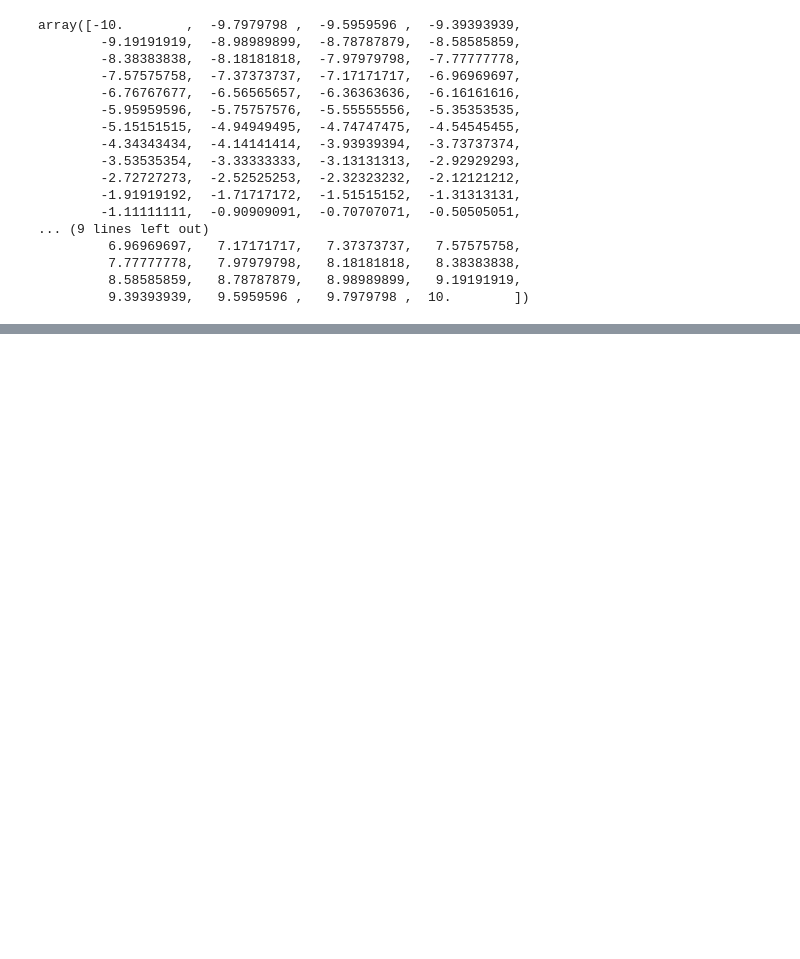
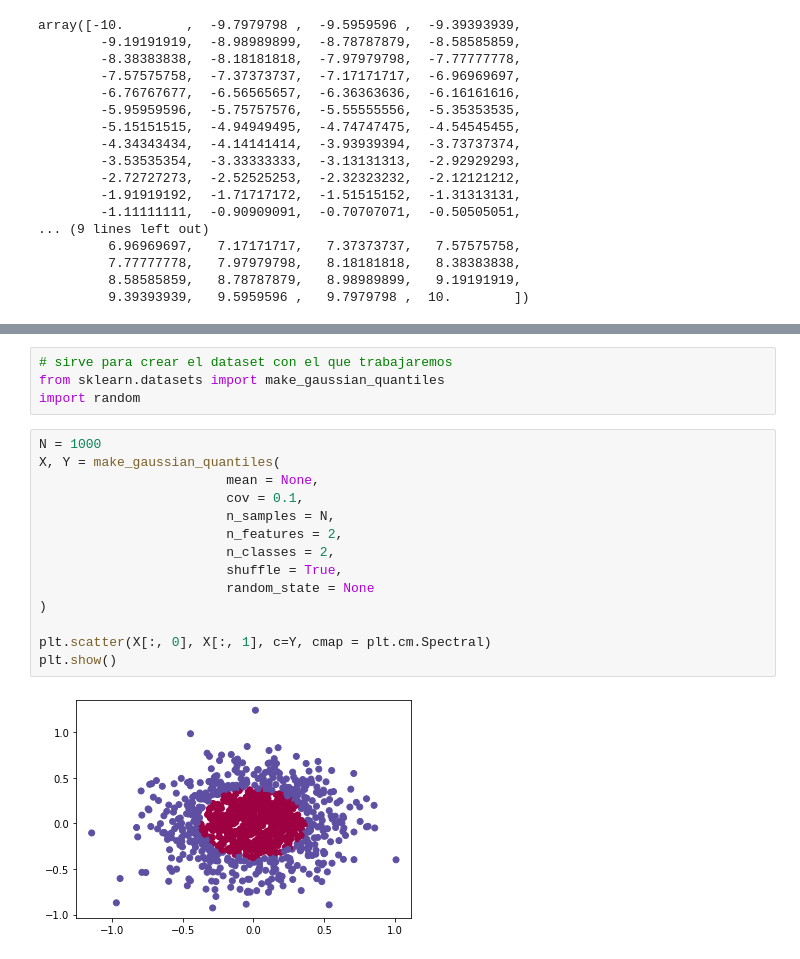
Before and after one commit to tomilee09/python, a Jupyter notebook: 17_keras/red_neuronal_solo_python/red.ipynb, the cells around one changed output, grey strips where cells are left out. Cells and saved outputs as stored; diff of their text form; blank space fills up the shorter version.

```diff
--- a/17_keras/red_neuronal_solo_python/red.ipynb
+++ b/17_keras/red_neuronal_solo_python/red.ipynb
@@ -54,0 +84,20 @@ ValueError: The truth value of an array with more than one element is ambiguous.
+# %%
+# sirve para crear el dataset con el que trabajaremos
+from sklearn.datasets import make_gaussian_quantiles
+import random
+# %%
+N = 1000
+X, Y = make_gaussian_quantiles(
+                        mean = None,
+                        cov = 0.1,
+                        n_samples = N,
+                        n_features = 2,
+                        n_classes = 2,
+                        shuffle = True,
+                        random_state = None
+)
+
+plt.scatter(X[:, 0], X[:, 1], c=Y, cmap = plt.cm.Spectral)
+plt.show()
+# %% [output]
+[figure, added]
```
Also changed, not shown: parts of 11 cells of this notebook, 1 other file.
